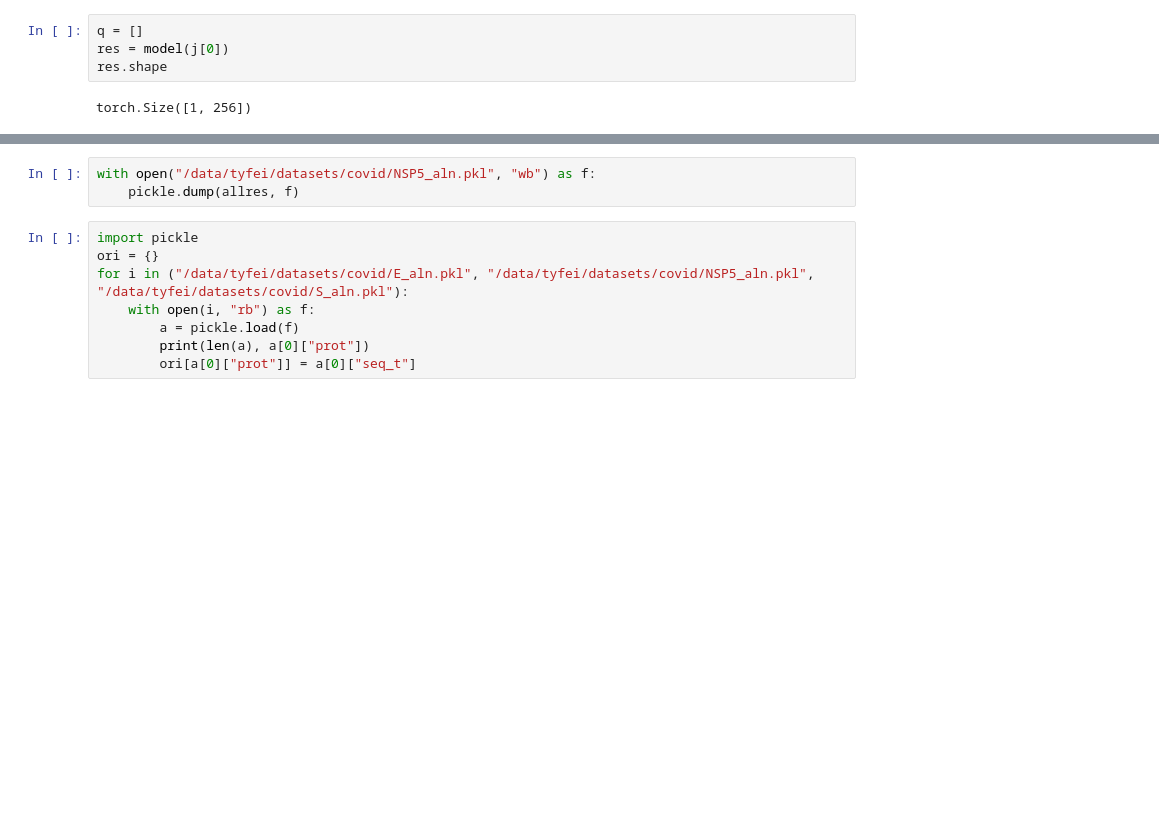
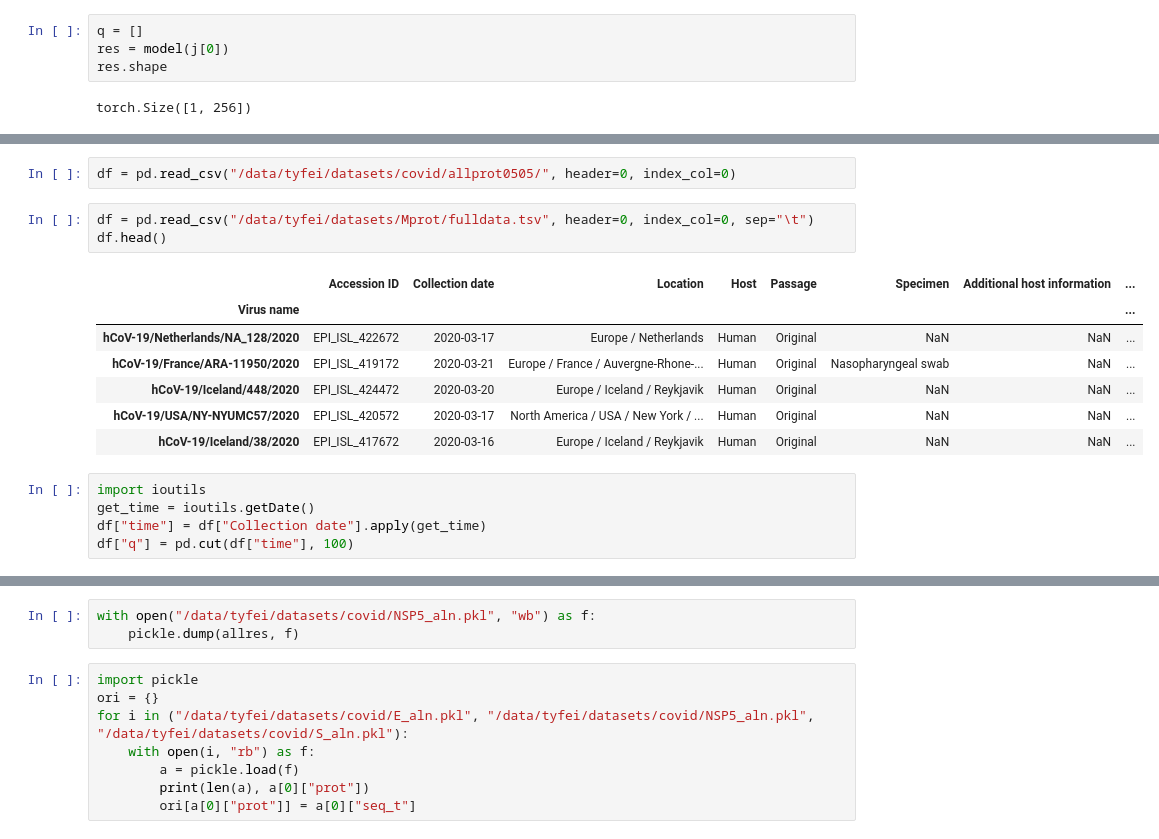
Before and after one commit to tyfei0216/evoModel, a Jupyter notebook: prepare_data.ipynb, the cells around one changed output, grey strips where cells are left out. Saved outputs shown, nothing was run; the diff lists cells and outputs as text; blank space fills up the shorter version.

```diff
--- a/prepare_data.ipynb
+++ b/prepare_data.ipynb
@@ -135,0 +225,18 @@ seqs = ioutils.readFasta("/data/tyfei/datasets/covid/nsp5_20211206_20241005_comm
+# %%
+df = pd.read_csv("/data/tyfei/datasets/covid/allprot0505/", header=0, index_col=0)
+# %%
+df = pd.read_csv("/data/tyfei/datasets/Mprot/fulldata.tsv", header=0, index_col=0, sep="\t")
+df.head()
+# %% [output]
+|  | Accession ID | Collection date | Location | Host | Passage | Specimen | Additional host information | ... |
+| Virus name |  |  |  |  |  |  |  | ... |
+| hCoV-19/Netherlands/NA_128/2020 | EPI_ISL_422672 | 2020-03-17 | Europe / Netherlands | Human | Original | NaN | NaN | ... |
+| hCoV-19/France/ARA-11950/2020 | EPI_ISL_419172 | 2020-03-21 | Europe / France / Auvergne-Rhone-... | Human | Original | Nasopharyngeal swab | NaN | ... |
+| hCoV-19/Iceland/448/2020 | EPI_ISL_424472 | 2020-03-20 | Europe / Iceland / Reykjavik | Human | Original | NaN | NaN | ... |
+| hCoV-19/USA/NY-NYUMC57/2020 | EPI_ISL_420572 | 2020-03-17 | North America / USA / New York / ... | Human | Original | NaN | NaN | ... |
+| hCoV-19/Iceland/38/2020 | EPI_ISL_417672 | 2020-03-16 | Europe / Iceland / Reykjavik | Human | Original | NaN | NaN | ... |
+# %%
+import ioutils
+get_time = ioutils.getDate()
+df["time"] = df["Collection date"].apply(get_time)
+df["q"] = pd.cut(df["time"], 100)
```
Also changed, not shown: parts of 27 cells of this notebook, 7 other files.
